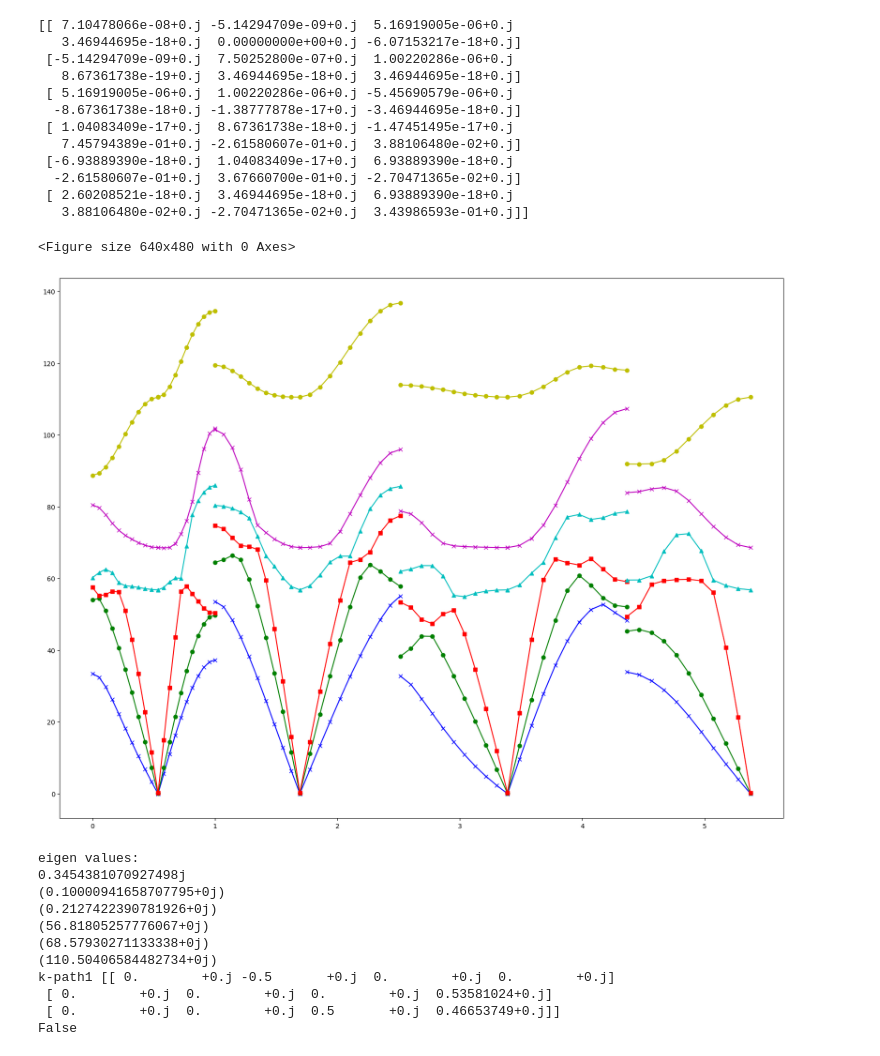
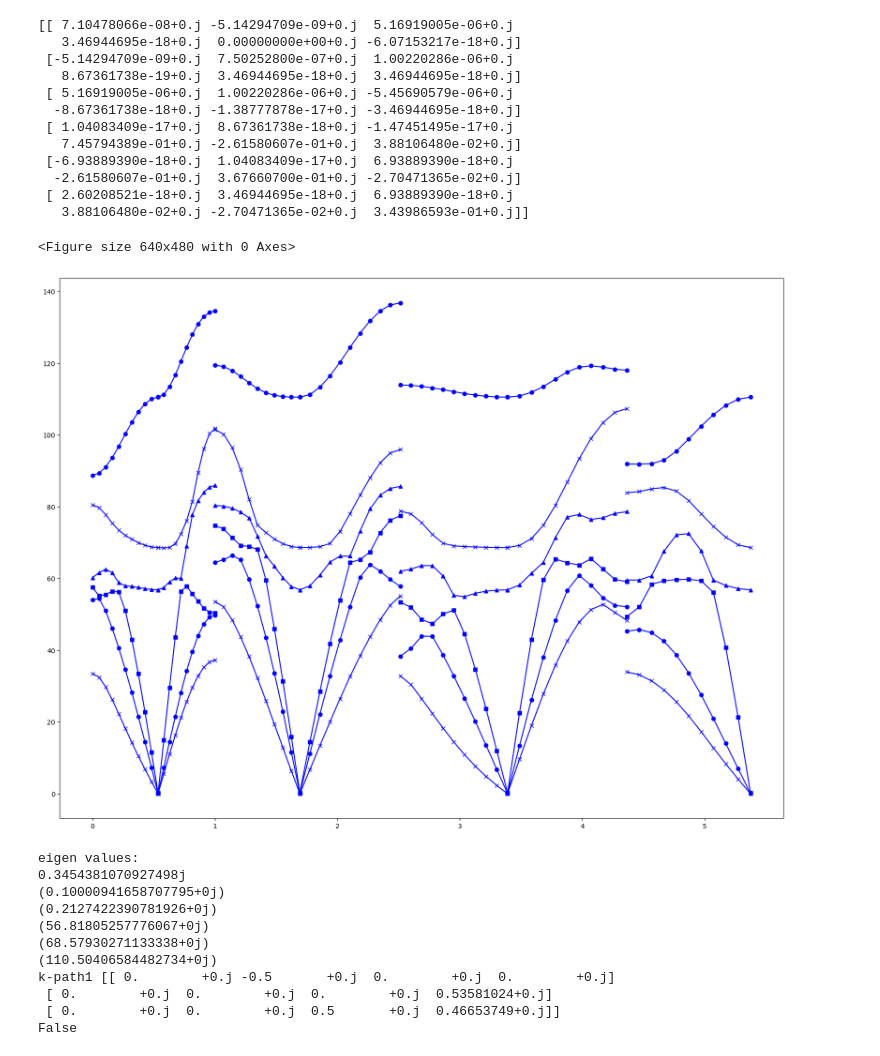
Before and after one commit to Kugetsu/vscode_git, a Jupyter notebook: ISAC06/ISAC_06.ipynb, the cells around one changed output. Saved outputs shown, nothing was run; the diff lists cells and outputs as text; code cells hidden in the pictures.

```diff
--- a/ISAC06/ISAC_06.ipynb
+++ b/ISAC06/ISAC_06.ipynb
@@ -45,7 +45,7 @@ k_num=10
 
 file_name="read.xlsx"
 
-df_1=pd.read_excel(file_name, sheet_name='phi_1')  #调整输入表格，避免重复输入
+df_1=pd.read_excel(file_name, sheet_name='phi_oniom2')  #调整输入表格，避免重复输入
 df_5=pd.read_excel(file_name, sheet_name='gamma')
 df_6=pd.read_excel(file_name, sheet_name='k-path')
 df_1=df_1.fillna(0)
@@ -140,45 +140,48 @@ for r in range(0,route_num):
         x1=x1+s
 
         plt.plot(x,sf*np.sqrt(np_eigen[r][p][0]/0.000059),color='b',marker='x')
-        plt.plot(x,sf*np.sqrt(np_eigen[r][p][1]/0.000059),'g-o')
-        plt.plot(x,sf*np.sqrt(np_eigen[r][p][2]/0.000059),'r-s')
-        plt.plot(x,sf*np.sqrt(np_eigen[r][p][3]/0.000059),'c-^')
-        plt.plot(x,sf*np.sqrt(np_eigen[r][p][4]/0.000059),'m-x')
-        plt.plot(x,sf*np.sqrt(np_eigen[r][p][5]/0.000059),'y-o')
+        #plt.plot(x,sf*np.sqrt(np_eigen[r][p][1]/0.000059),'b-o')
+        #plt.plot(x,sf*np.sqrt(np_eigen[r][p][2]/0.000059),'b-s')
+        #plt.plot(x,sf*np.sqrt(np_eigen[r][p][3]/0.000059),'b-^')
+        #plt.plot(x,sf*np.sqrt(np_eigen[r][p][4]/0.000059),'b-x')
+        #plt.plot(x,sf*np.sqrt(np_eigen[r][p][5]/0.000059),'b-o')
         #plt.plot(x,np.sqrt(np_eigen[r][p][6]/0.000059),'b-s') 根据计算base数需要进行调整
         #plt.plot(x,np.sqrt(np_eigen[r][p][7]/0.000059),'g-^')
         #plt.plot(x,np.sqrt(np_eigen[r][p][8]/0.000059),'r-x')
         #plt.plot(x,np.sqrt(np_eigen[r][p][9]/0.000059),'c-o')
         #plt.plot(x,np.sqrt(np_eigen[r][p][10]/0.000059),'m-s')
         #plt.plot(x,np.sqrt(np_eigen[r][p][11]/0.000059),'y-^')
+
+        #虚数部分的图像观察
+        plt.plot(x,sf*np_eigen[r][p][0]/0.000059,color='r',marker='x')
 
 plt.show()
 
 print("eigen values:")
 print(sf*np.sqrt(np_eigen[0][1][0][0]/0.000059))
 print(sf*np.sqrt(np_eigen[0][1][1][0]/0.000059))
 print(sf*np.sqrt(np_eigen[0][1][2][0]/0.000059))
 print(sf*np.sqrt(np_eigen[0][1][3][0]/0.000059))
 print(sf*np.sqrt(np_eigen[0][1][4][0]/0.000059))
 print(sf*np.sqrt(np_eigen[0][1][5][0]/0.000059))
 
 print("k-path1",matR1)
 print(FBZ_jugde(-0.5,-0.5,0.5))
 # %% [output]
 [[ 7.10478066e-08+0.j -5.14294709e-09+0.j  5.16919005e-06+0.j
    3.46944695e-18+0.j  0.00000000e+00+0.j -6.07153217e-18+0.j]
  [-5.14294709e-09+0.j  7.50252800e-07+0.j  1.00220286e-06+0.j
    8.67361738e-19+0.j  3.46944695e-18+0.j  3.46944695e-18+0.j]
  [ 5.16919005e-06+0.j  1.00220286e-06+0.j -5.45690579e-06+0.j
   -8.67361738e-18+0.j -1.38777878e-17+0.j -3.46944695e-18+0.j]
  [ 1.04083409e-17+0.j  8.67361738e-18+0.j -1.47451495e-17+0.j
    7.45794389e-01+0.j -2.61580607e-01+0.j  3.88106480e-02+0.j]
  [-6.93889390e-18+0.j  1.04083409e-17+0.j  6.93889390e-18+0.j
   -2.61580607e-01+0.j  3.67660700e-01+0.j -2.70471365e-02+0.j]
  [ 2.60208521e-18+0.j  3.46944695e-18+0.j  6.93889390e-18+0.j
    3.88106480e-02+0.j -2.70471365e-02+0.j  3.43986593e-01+0.j]]
 <Figure size 640x480 with 0 Axes>
-[figure, old version]
+[figure, new version]
 eigen values:
 0.3454381070927498j
 (0.10000941658707795+0j)
```
Also changed, not shown: parts of 3 cells of this notebook, 12 other files.
